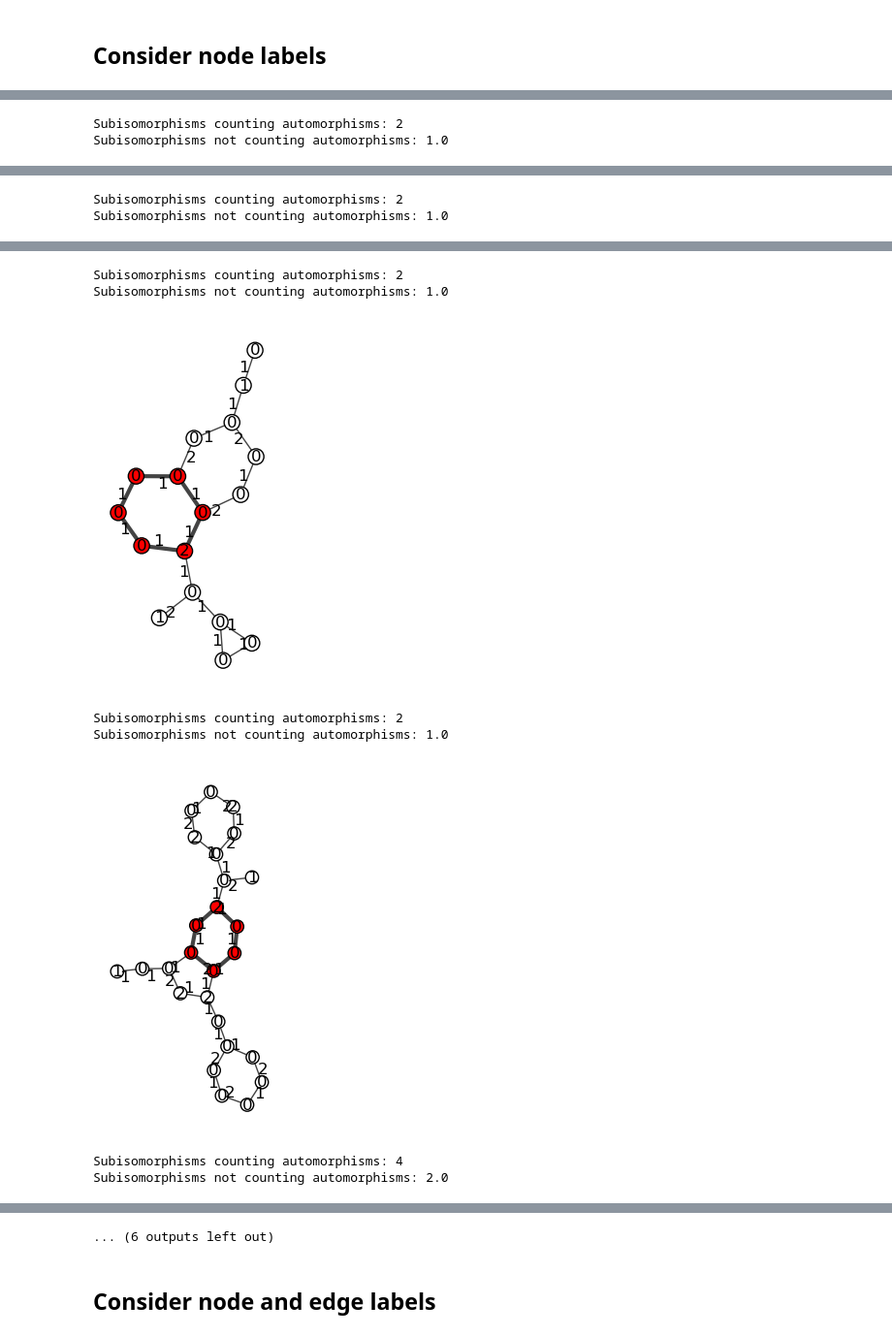
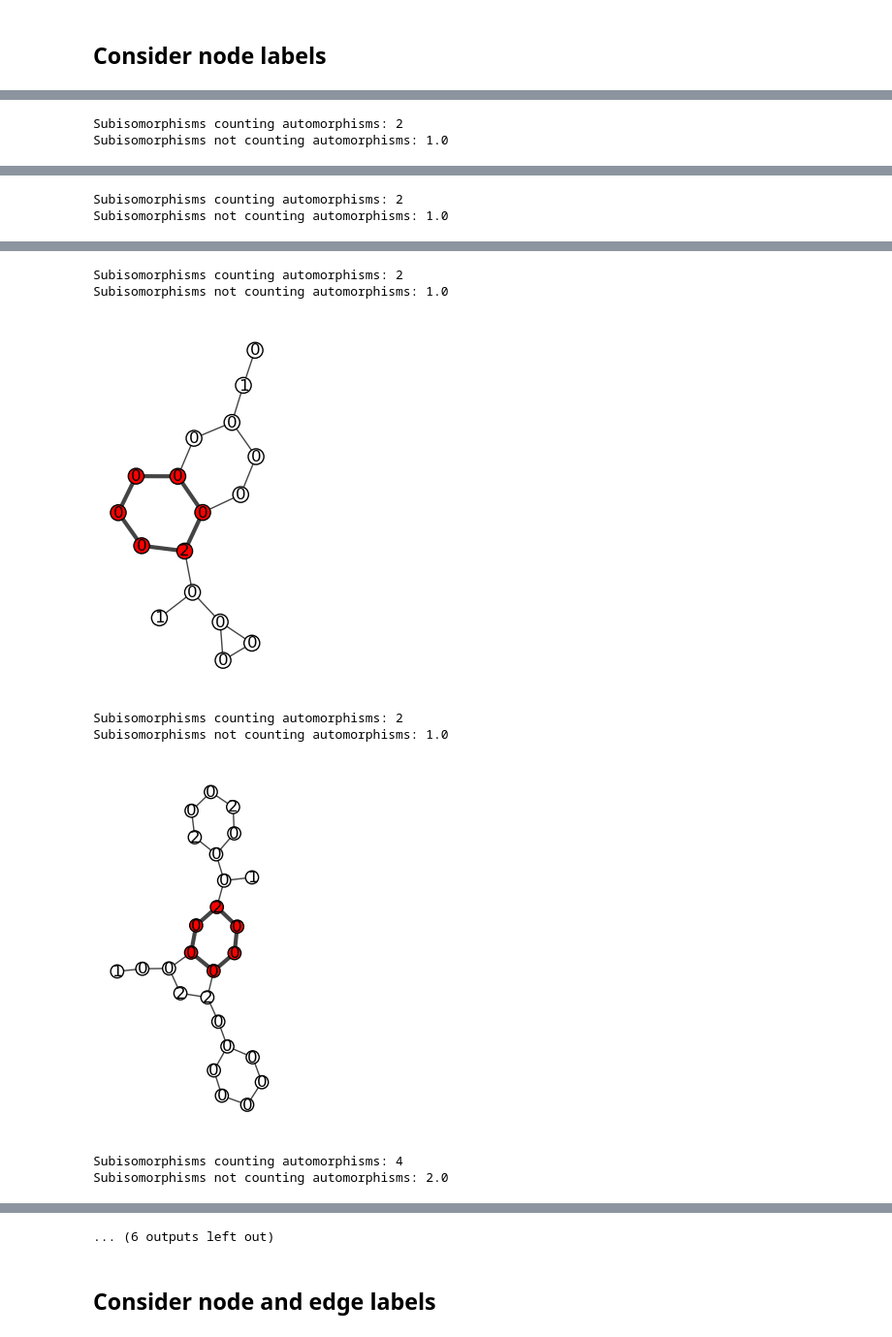
Before and after one commit to stefanjp/SubgraphCounting, a Jupyter notebook: examples/subgraph_counting.ipynb, the cells around one changed output, grey strips where cells are left out. Shown at 97% size. Saved outputs shown, nothing was run; the diff lists cells and outputs as text; code cells hidden in the pictures.

```diff
--- a/examples/subgraph_counting.ipynb
+++ b/examples/subgraph_counting.ipynb
@@ -84,7 +84,7 @@ cycle_6_pyg = conversion.igraph_to_pyg_graph(subgraph_pattern)
 cycle_6_pyg.x = torch.as_tensor(subgraph_node_colors).unsqueeze(1)
 cycle_6 = Graph(cycle_6_pyg, pyg_to_undirected=True, node_attribute='x')
 for i, graph_pyg in enumerate(zinc_train_40):
-    graph = Graph(graph_pyg, pyg_to_undirected=True, node_attribute='x', edge_attribute='edge_attr')
+    graph = Graph(graph_pyg, pyg_to_undirected=True, node_attribute='x')
     subisomorphisms = graph.get_subisomorphisms(cycle_6)
 
     if subisomorphisms:
@@ -111,8 +111,8 @@ Subisomorphisms not counting automorphisms: 1.0
 Subisomorphisms counting automorphisms: 2
 Subisomorphisms not counting automorphisms: 1.0
-[figure, old version]
+[figure, new version]
 Subisomorphisms counting automorphisms: 2
 Subisomorphisms not counting automorphisms: 1.0
-[figure, old version]
+[figure, new version]
 Subisomorphisms counting automorphisms: 4
 Subisomorphisms not counting automorphisms: 2.0
```
Also changed, not shown: parts of 1 cell of this notebook, 5 other files.
